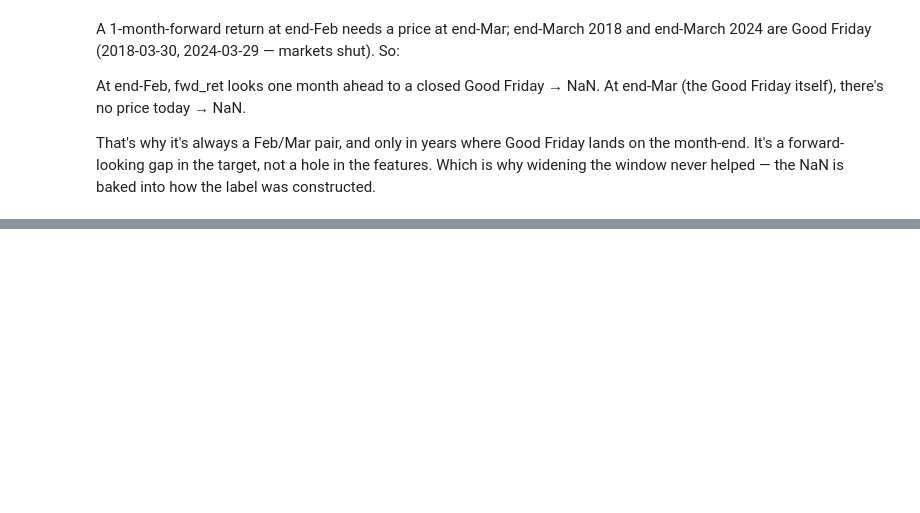
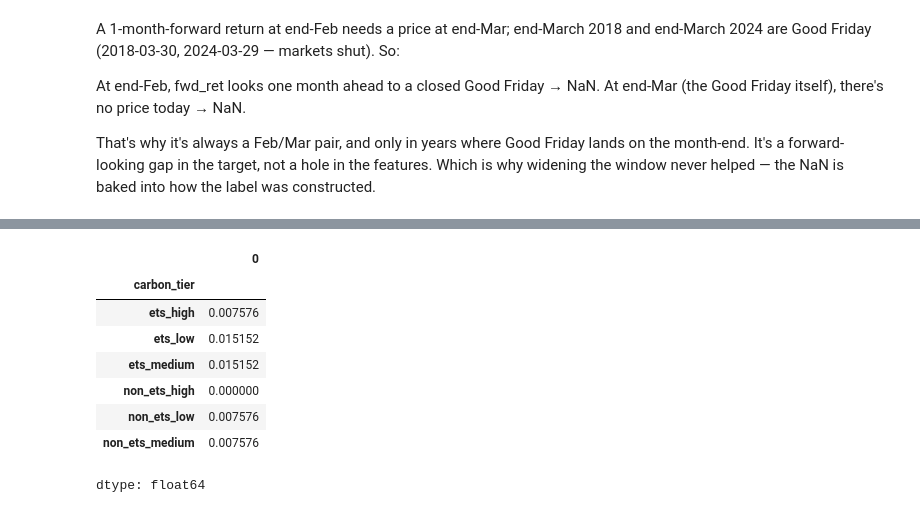
Before and after one commit to salinela/carbon-portfolio-project-v2, a Jupyter notebook: notebooks/08_eda.ipynb, the cells around one changed output, grey strips where cells are left out. Cells and saved outputs as stored; diff of their text form; code cells hidden in the pictures; blank space fills up the shorter version.

```diff
--- a/notebooks/08_eda.ipynb
+++ b/notebooks/08_eda.ipynb
@@ -354,0 +351,13 @@ That's why it's always a Feb/Mar pair, and only in years where Good Friday lands
+# %%
+tret_trim = tret.loc["2014-07-30":"2025-06-30"].drop(columns=['ets_untiered', 'non_ets_untiered'])
+tret_trim.isna().mean()
+# %% [output]
+|  | 0 |
+| carbon_tier |  |
+| ets_high | 0.007576 |
+| ets_low | 0.015152 |
+| ets_medium | 0.015152 |
+| non_ets_high | 0.000000 |
+| non_ets_low | 0.007576 |
+| non_ets_medium | 0.007576 |
+dtype: float64
```
Also changed, not shown: parts of 11 cells of this notebook.
